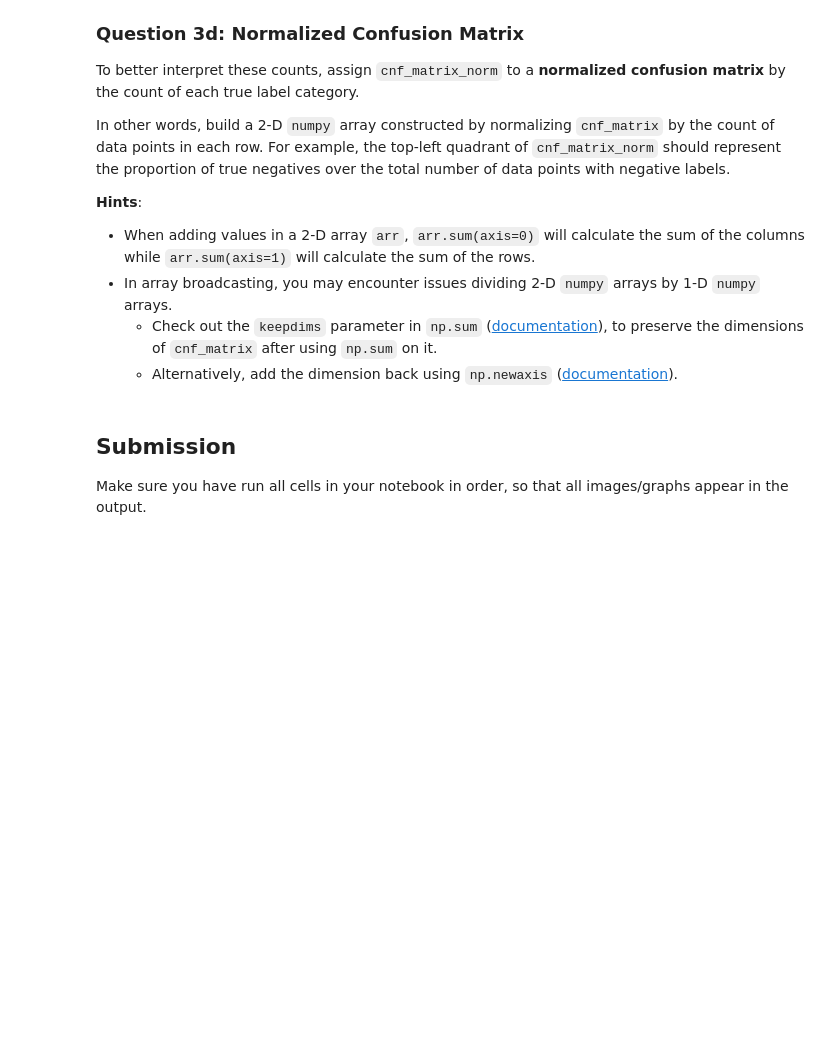
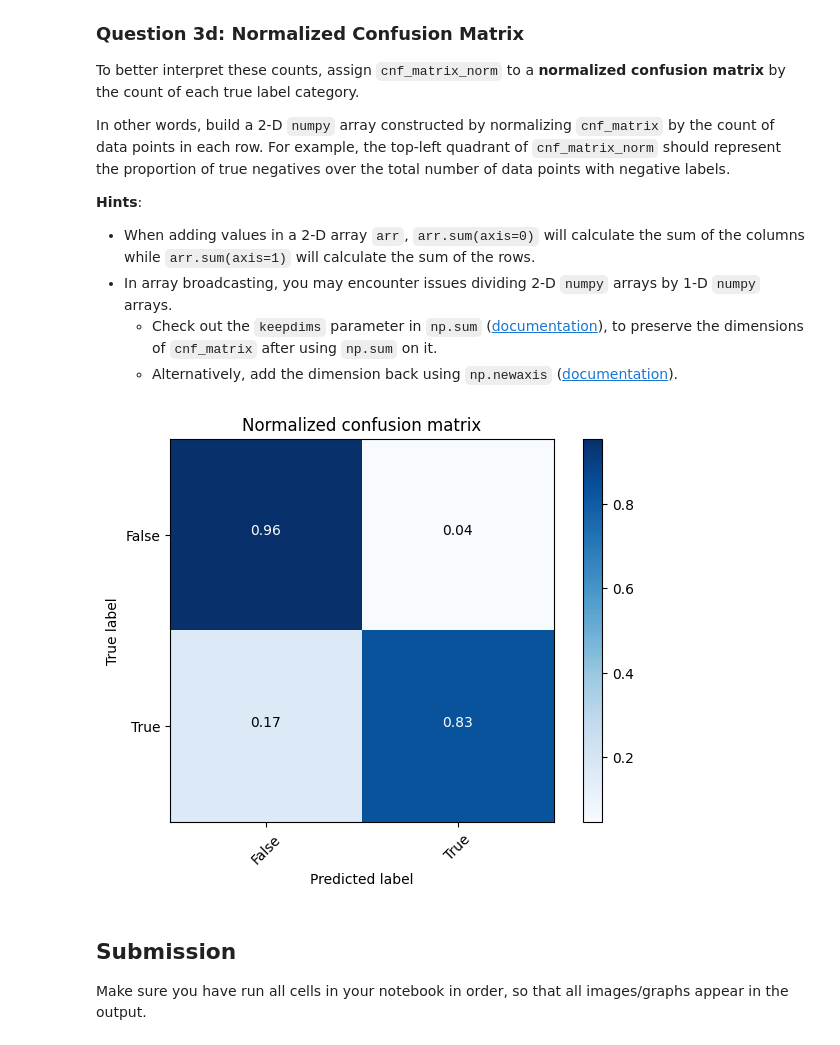
Before and after one commit to Alan-Heoooh/STAT471, a Jupyter notebook: Lab/lab8/exercise/lab8.ipynb, the cells around one changed output. Saved outputs shown, nothing was run; the diff lists cells and outputs as text; code cells hidden in the pictures; blank space fills up the shorter version.

```diff
--- a/Lab/lab8/exercise/lab8.ipynb
+++ b/Lab/lab8/exercise/lab8.ipynb
@@ -137,7 +142,7 @@ def sigmoid(z):
     """
     The sigmoid function
     """
-    return ...
+    return 1 / (1 + np.exp(-z))
 
 def lr_model(theta, X):
     """
@@ -152,7 +157,7 @@ def lr_model(theta, X):
         Probabilities that Y = 1 for each data point.
         Dimension (n,).
     """
-    ...
+    return sigmoid(X @ theta)
 # %% [markdown]
 <br/>
 
@@ -184,8 +189,8 @@ def lr_avg_loss(theta, X, Y):
     Return:
         The average cross-entropy loss.
     '''
-    ...
-    ...
+    predictions = lr_model(theta, X)
+    return -np.mean(Y * np.log(predictions) + (1 - Y) * np.log(1 - predictions))
 # %% [markdown]
 <br/>
 
@@ -520,11 +597,13 @@ In other words, build a 2-D `numpy` array constructed by normalizing `cnf_matrix
     * Check out the `keepdims` parameter in `np.sum` ([documentation](https://numpy.org/doc/stable/reference/generated/numpy.sum.html)), to preserve the dimensions of `cnf_matrix` after using `np.sum` on it.
     * Alternatively, add the dimension back using `np.newaxis` ([documentation](https://numpy.org/doc/stable/reference/constants.html#numpy.newaxis)).
 # %%
-cnf_matrix_norm = ...
+cnf_matrix_norm = cnf_matrix.astype('float') / cnf_matrix.sum(axis=1)[:, np.newaxis]
 
 # Do not modify below this line.
 plot_confusion_matrix(cnf_matrix_norm, classes=class_names,
                        title='Normalized confusion matrix')
+# %% [output]
+[figure, added]
 # %% [markdown]
 ## Submission
 
```
Also changed, not shown: parts of 18 cells of this notebook, 2 other files.
